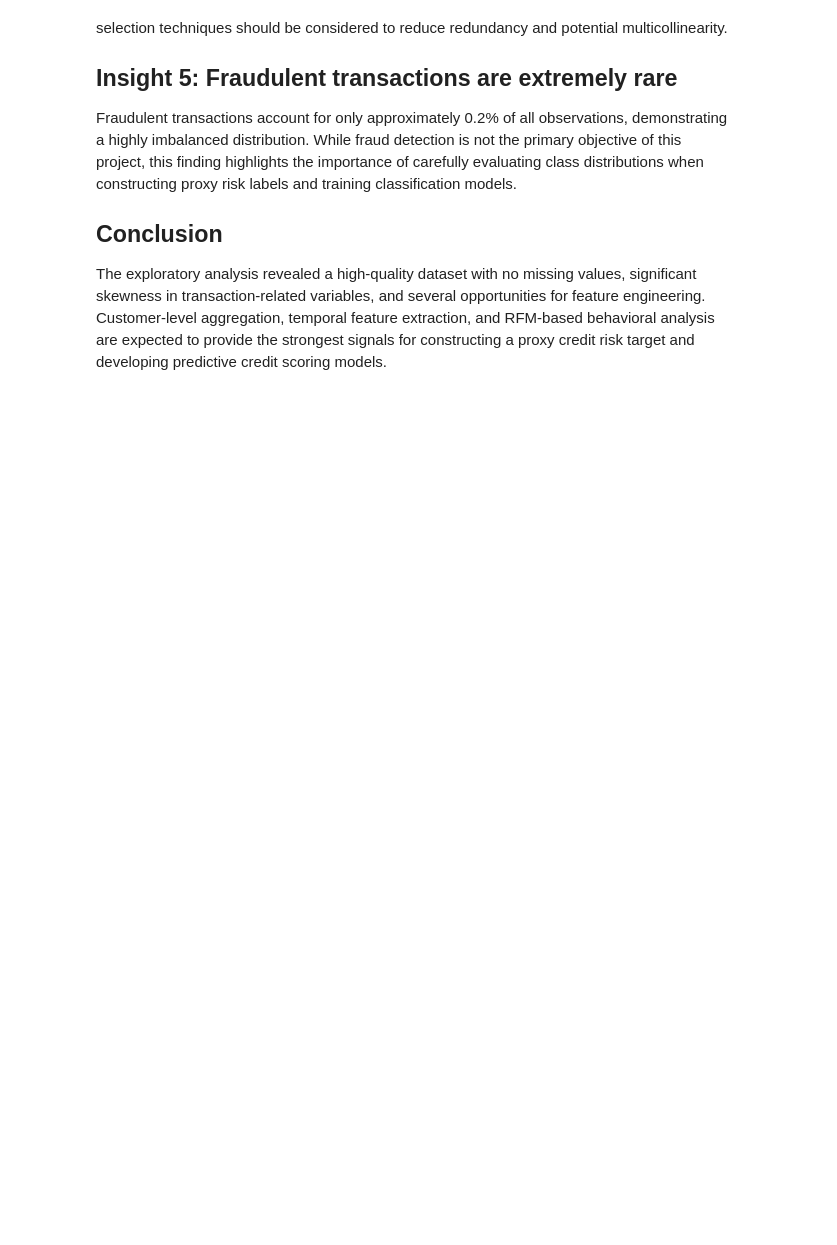
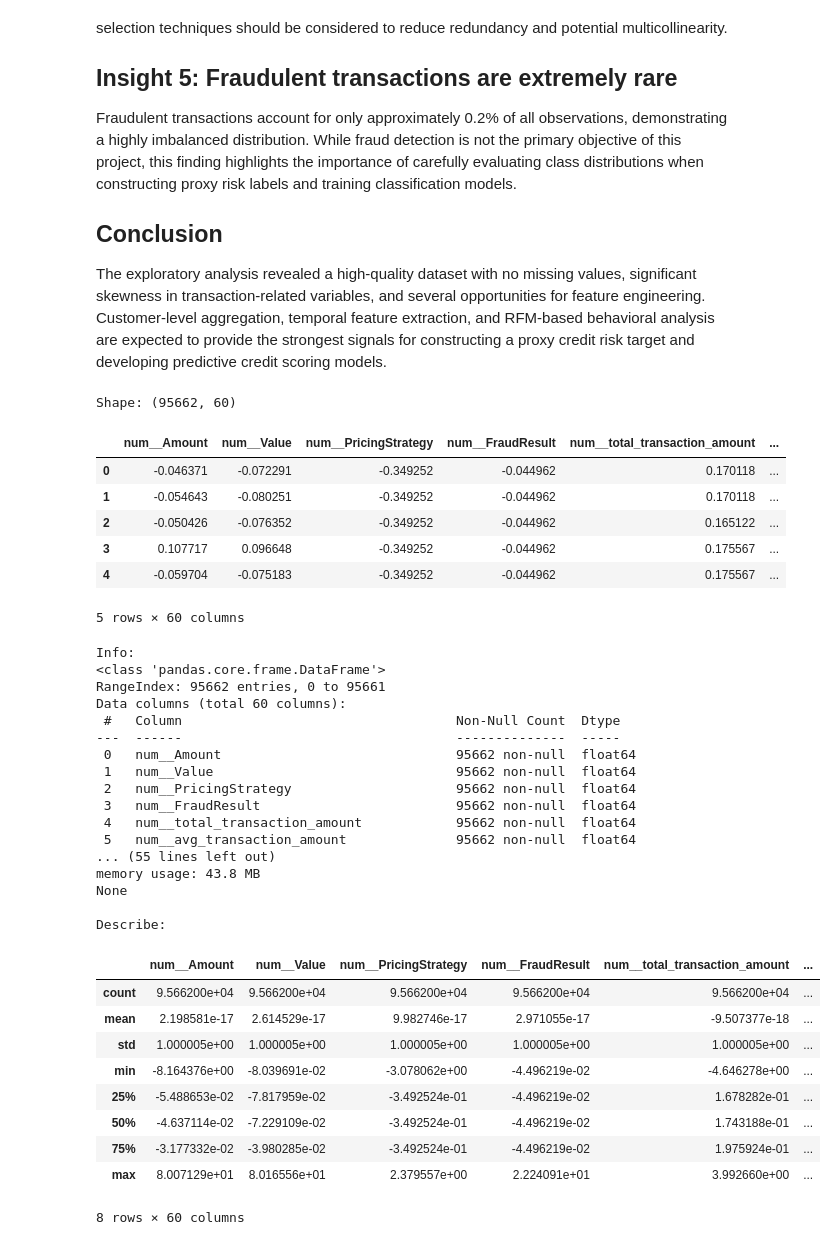
Before and after one commit to Suabdu9/credit-risk-model, a Jupyter notebook: notebooks/eda.ipynb, the cells around one changed output. Saved outputs shown, nothing was run; the diff lists cells and outputs as text; code cells hidden in the pictures; blank space fills up the shorter version.

```diff
--- a/notebooks/eda.ipynb
+++ b/notebooks/eda.ipynb
@@ -364,3 +364,51 @@ Fraudulent transactions account for only approximately 0.2% of all observations,
 ## Conclusion
 
 The exploratory analysis revealed a high-quality dataset with no missing values, significant skewness in transaction-related variables, and several opportunities for feature engineering. Customer-level aggregation, temporal feature extraction, and RFM-based behavioral analysis are expected to provide the strongest signals for constructing a proxy credit risk target and developing predictive credit scoring models.
+# %%
+# EDA - Dataset Overview
+import pandas as pd
+
+print("Shape:", df.shape)
+display(df.head())
+
+print("\nInfo:")
+print(df.info())
+
+print("\nDescribe:")
+display(df.describe(include="all"))
+# %% [output]
+Shape: (95662, 60)
+|  | num__Amount | num__Value | num__PricingStrategy | num__FraudResult | num__total_transaction_amount | ... |
+| 0 | -0.046371 | -0.072291 | -0.349252 | -0.044962 | 0.170118 | ... |
+| 1 | -0.054643 | -0.080251 | -0.349252 | -0.044962 | 0.170118 | ... |
+| 2 | -0.050426 | -0.076352 | -0.349252 | -0.044962 | 0.165122 | ... |
+| 3 | 0.107717 | 0.096648 | -0.349252 | -0.044962 | 0.175567 | ... |
+| 4 | -0.059704 | -0.075183 | -0.349252 | -0.044962 | 0.175567 | ... |
+5 rows × 60 columns
+Info:
+<class 'pandas.core.frame.DataFrame'>
+RangeIndex: 95662 entries, 0 to 95661
+Data columns (total 60 columns):
+ #   Column                                   Non-Null Count  Dtype
+---  ------                                   --------------  -----
+ 0   num__Amount                              95662 non-null  float64
+ 1   num__Value                               95662 non-null  float64
+ 2   num__PricingStrategy                     95662 non-null  float64
+ 3   num__FraudResult                         95662 non-null  float64
+ 4   num__total_transaction_amount            95662 non-null  float64
+ 5   num__avg_transaction_amount              95662 non-null  float64
+... (55 lines left out)
+memory usage: 43.8 MB
+None
+
+Describe:
+|  | num__Amount | num__Value | num__PricingStrategy | num__FraudResult | num__total_transaction_amount | ... |
+| count | 9.566200e+04 | 9.566200e+04 | 9.566200e+04 | 9.566200e+04 | 9.566200e+04 | ... |
+| mean | 2.198581e-17 | 2.614529e-17 | 9.982746e-17 | 2.971055e-17 | -9.507377e-18 | ... |
+| std | 1.000005e+00 | 1.000005e+00 | 1.000005e+00 | 1.000005e+00 | 1.000005e+00 | ... |
+| min | -8.164376e+00 | -8.039691e-02 | -3.078062e+00 | -4.496219e-02 | -4.646278e+00 | ... |
+| 25% | -5.488653e-02 | -7.817959e-02 | -3.492524e-01 | -4.496219e-02 | 1.678282e-01 | ... |
+| 50% | -4.637114e-02 | -7.229109e-02 | -3.492524e-01 | -4.496219e-02 | 1.743188e-01 | ... |
+| 75% | -3.177332e-02 | -3.980285e-02 | -3.492524e-01 | -4.496219e-02 | 1.975924e-01 | ... |
+| max | 8.007129e+01 | 8.016556e+01 | 2.379557e+00 | 2.224091e+01 | 3.992660e+00 | ... |
+8 rows × 60 columns
```
Also changed, not shown: parts of 7 cells of this notebook.
